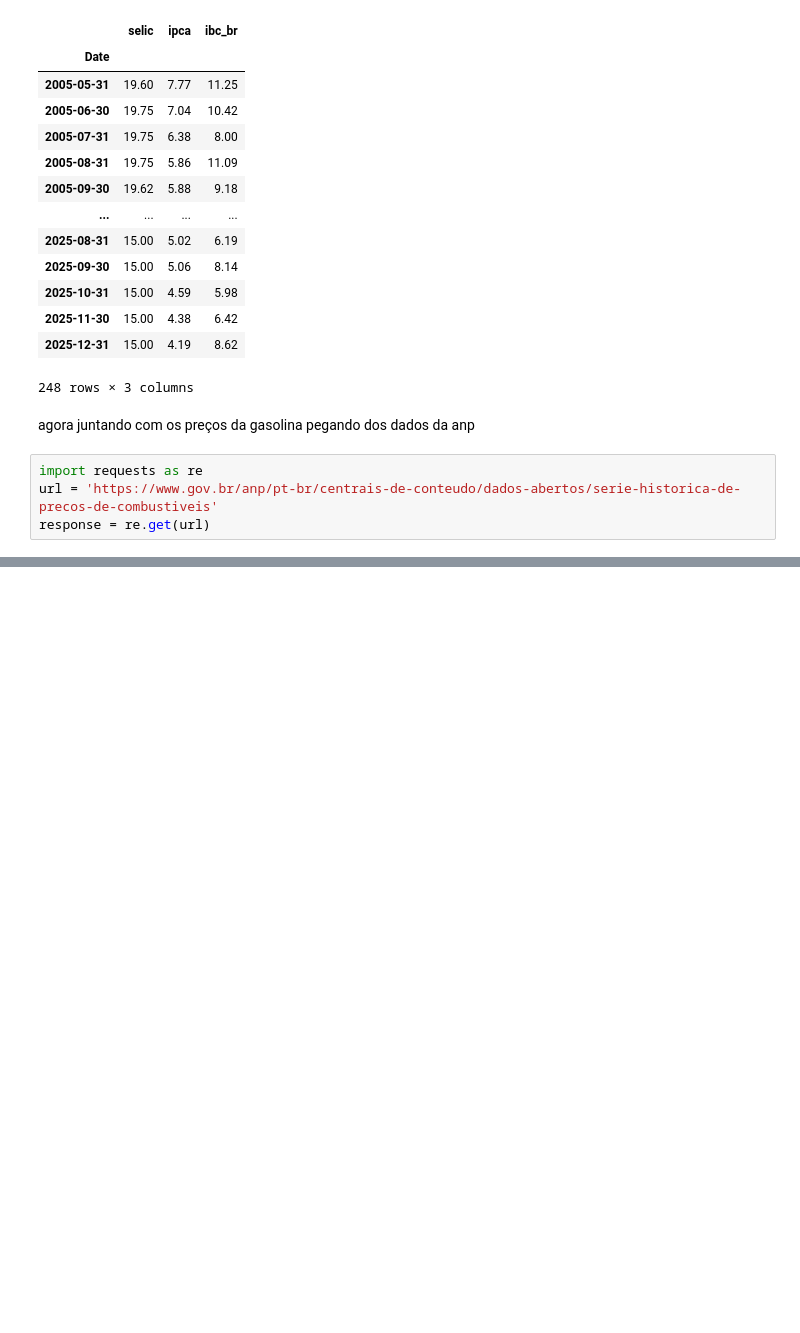
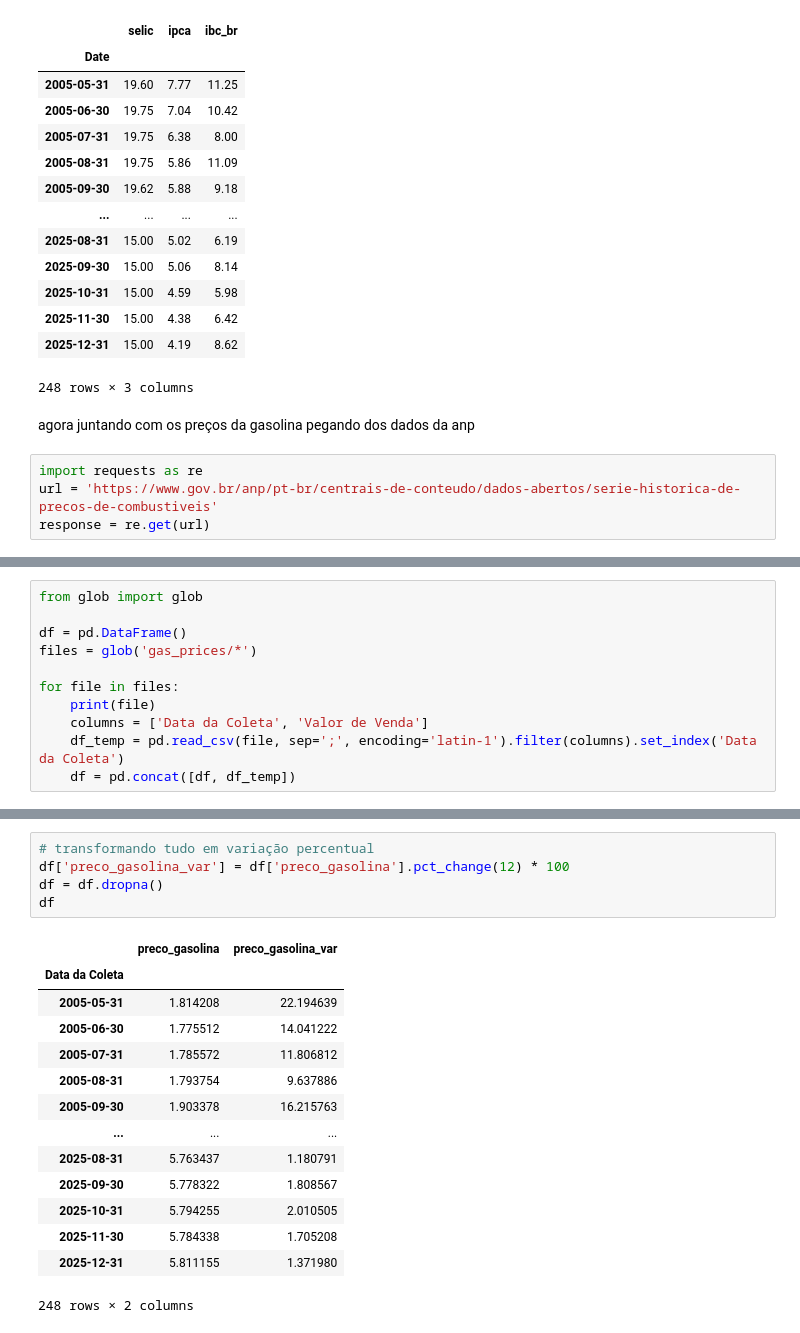
Before and after one commit to iagonmic/VECM-Gasoline-Prices, a Jupyter notebook: etl.ipynb, the cells around one changed output, grey strips where cells are left out. Drawn from its saved outputs; the diff is of its cells as text; blank space fills up the shorter version.

```diff
--- a/etl.ipynb
+++ b/etl.ipynb
@@ -200,0 +200,11 @@ KeyboardInterrupt:
+# %%
+from glob import glob
+
+df = pd.DataFrame()
+files = glob('gas_prices/*')
+
+for file in files:
+    print(file)
+    columns = ['Data da Coleta', 'Valor de Venda']
+    df_temp = pd.read_csv(file, sep=';', encoding='latin-1').filter(columns).set_index('Data da Coleta')
+    df = pd.concat([df, df_temp])
@@ -200,0 +331,20 @@ KeyboardInterrupt:
+# %%
+# transformando tudo em variação percentual
+df['preco_gasolina_var'] = df['preco_gasolina'].pct_change(12) * 100
+df = df.dropna()
+df
+# %% [output]
+|  | preco_gasolina | preco_gasolina_var |
+| Data da Coleta |  |  |
+| 2005-05-31 | 1.814208 | 22.194639 |
+| 2005-06-30 | 1.775512 | 14.041222 |
+| 2005-07-31 | 1.785572 | 11.806812 |
+| 2005-08-31 | 1.793754 | 9.637886 |
+| 2005-09-30 | 1.903378 | 16.215763 |
+| ... | ... | ... |
+| 2025-08-31 | 5.763437 | 1.180791 |
+| 2025-09-30 | 5.778322 | 1.808567 |
+| 2025-10-31 | 5.794255 | 2.010505 |
+| 2025-11-30 | 5.784338 | 1.705208 |
+| 2025-12-31 | 5.811155 | 1.371980 |
+248 rows × 2 columns
```
Also changed, not shown: parts of 13 cells of this notebook, 1 other file.
